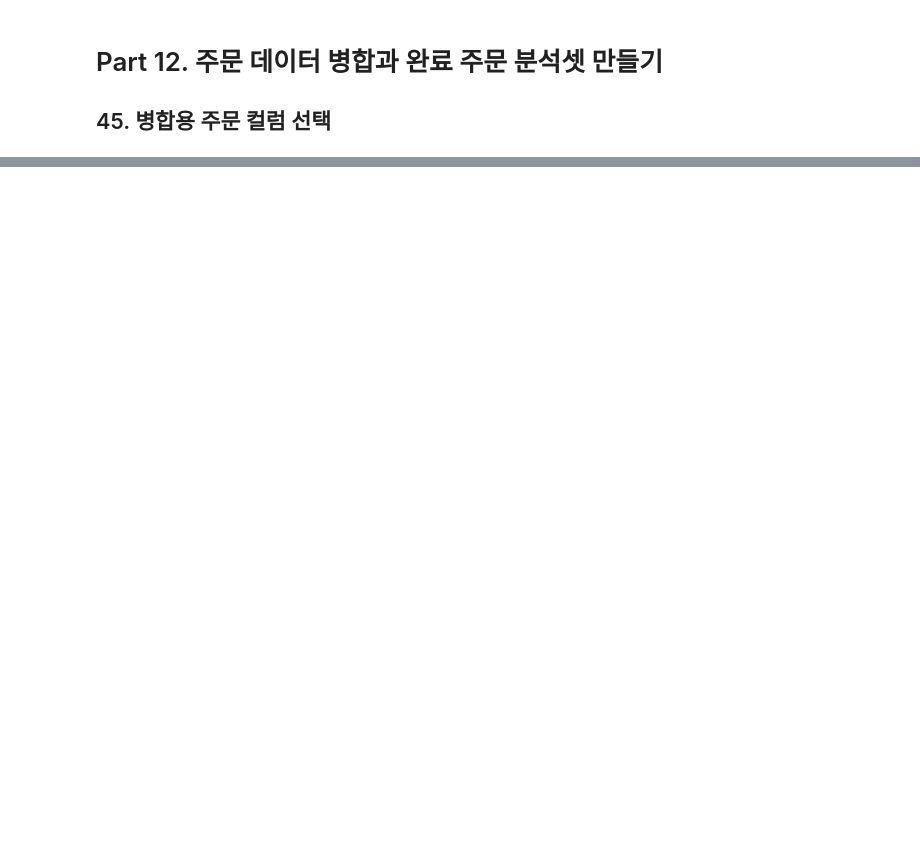
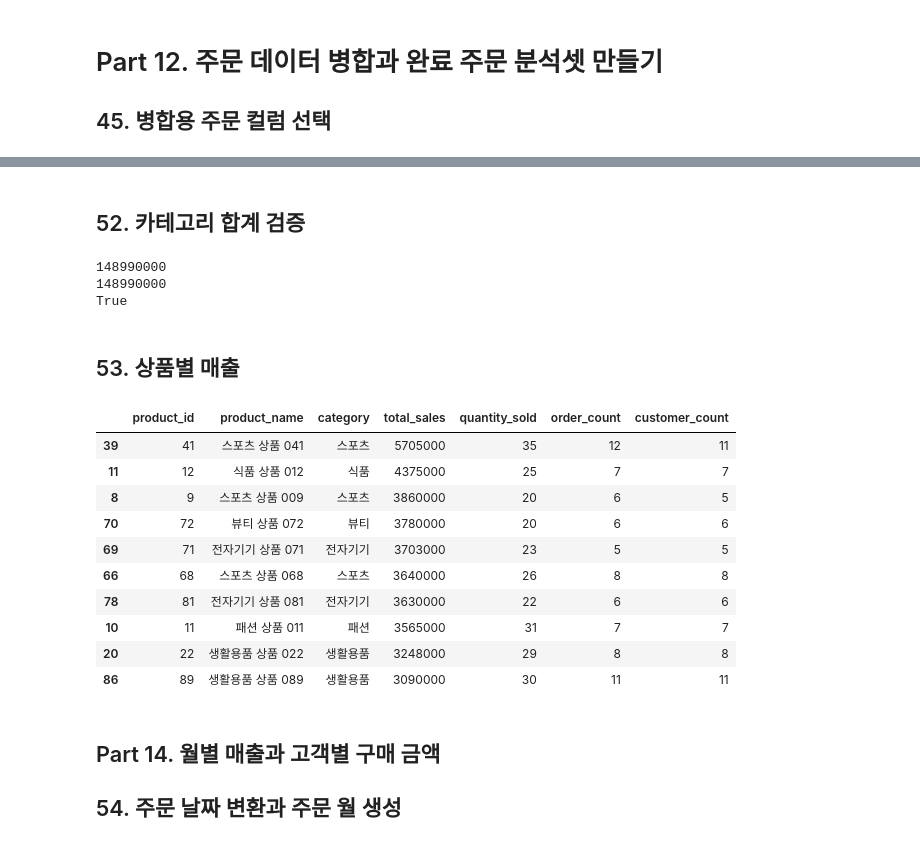
Before and after one commit to lsh0555/ai-data-analysis, a Jupyter notebook: notebooks/ch04_pandas_basic.ipynb, the cells around one changed output, grey strips where cells are left out. Saved outputs shown, nothing was run; the diff lists cells and outputs as text; code cells hidden in the pictures; blank space fills up the shorter version.

```diff
--- a/notebooks/ch04_pandas_basic.ipynb
+++ b/notebooks/ch04_pandas_basic.ipynb
@@ -312,0 +373,6 @@ orders_for_merge = orders[
+# %%
+# completed의 474건만 가져와서 쓸 것
+
+completed_sales = order_sales[
+    order_sales["order_status"] == "completed"
+].copy()
@@ -312,0 +402,10 @@ orders_for_merge = orders[
+# %%
+products_for_merge = products[
+    [
+        "product_id",
+        "product_name",
+        "category",
+    ]
+].copy()
+
+print(products_for_merge.head())
@@ -312,0 +421,11 @@ orders_for_merge = orders[
+# %%
+completed_items = (
+    completed_sales
+    .merge(
+        products_for_merge,
+        on="product_id",
+        how="left",
+        validate="many_to_one",
+        indicator="product_match",
+    )
+)
@@ -312,0 +473,46 @@ orders_for_merge = orders[
+# %% [markdown]
+## 52. 카테고리 합계 검증
+# %%
+category_total = category_sales["total_sales"].sum()
+completed_total = completed_items["line_total"].sum()
+print(category_total)
+print(completed_total)
+print(category_total == completed_total)
+# %% [output]
+148990000
+148990000
+True
+# %% [markdown]
+## 53. 상품별 매출
+# %%
+product_sales = (
+    completed_items
+    .groupby(
+        ["product_id", "product_name", "category"],
+        as_index=False,
+    )
+    .agg(
+        total_sales=("line_total", "sum"),
+        quantity_sold=("quantity", "sum"),
+        order_count=("order_id", "nunique"),
+        customer_count=("customer_id", "nunique"),
+    )
+    .sort_values("total_sales", ascending=False)
+)
+display(product_sales.head(10))
+# %% [output]
+|  | product_id | product_name | category | total_sales | quantity_sold | order_count | customer_count |
+| 39 | 41 | 스포츠 상품 041 | 스포츠 | 5705000 | 35 | 12 | 11 |
+| 11 | 12 | 식품 상품 012 | 식품 | 4375000 | 25 | 7 | 7 |
+| 8 | 9 | 스포츠 상품 009 | 스포츠 | 3860000 | 20 | 6 | 5 |
+| 70 | 72 | 뷰티 상품 072 | 뷰티 | 3780000 | 20 | 6 | 6 |
+| 69 | 71 | 전자기기 상품 071 | 전자기기 | 3703000 | 23 | 5 | 5 |
+| 66 | 68 | 스포츠 상품 068 | 스포츠 | 3640000 | 26 | 8 | 8 |
+| 78 | 81 | 전자기기 상품 081 | 전자기기 | 3630000 | 22 | 6 | 6 |
+| 10 | 11 | 패션 상품 011 | 패션 | 3565000 | 31 | 7 | 7 |
+| 20 | 22 | 생활용품 상품 022 | 생활용품 | 3248000 | 29 | 8 | 8 |
+| 86 | 89 | 생활용품 상품 089 | 생활용품 | 3090000 | 30 | 11 | 11 |
+# %% [markdown]
+## Part 14. 월별 매출과 고객별 구매 금액
+
+## 54. 주문 날짜 변환과 주문 월 생성
```
Also changed, not shown: parts of 41 cells of this notebook, 4 other files.
